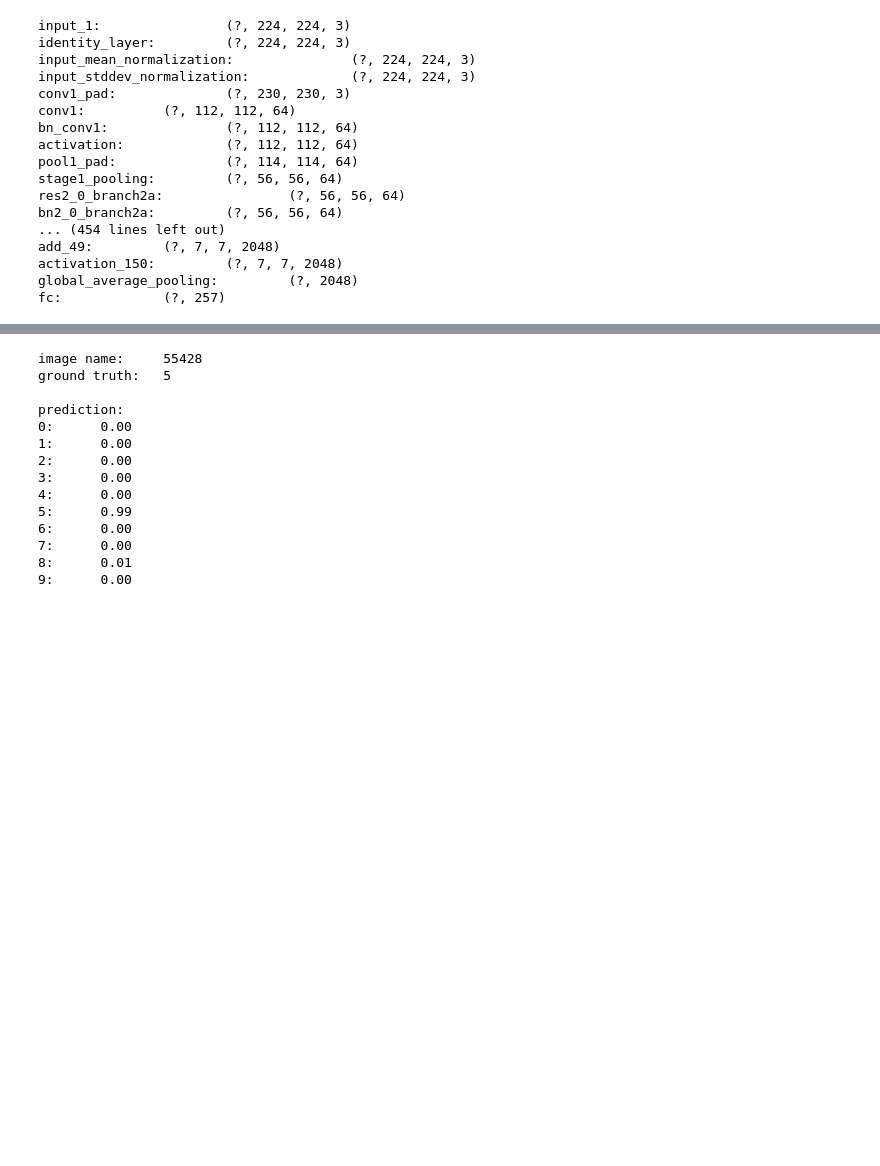
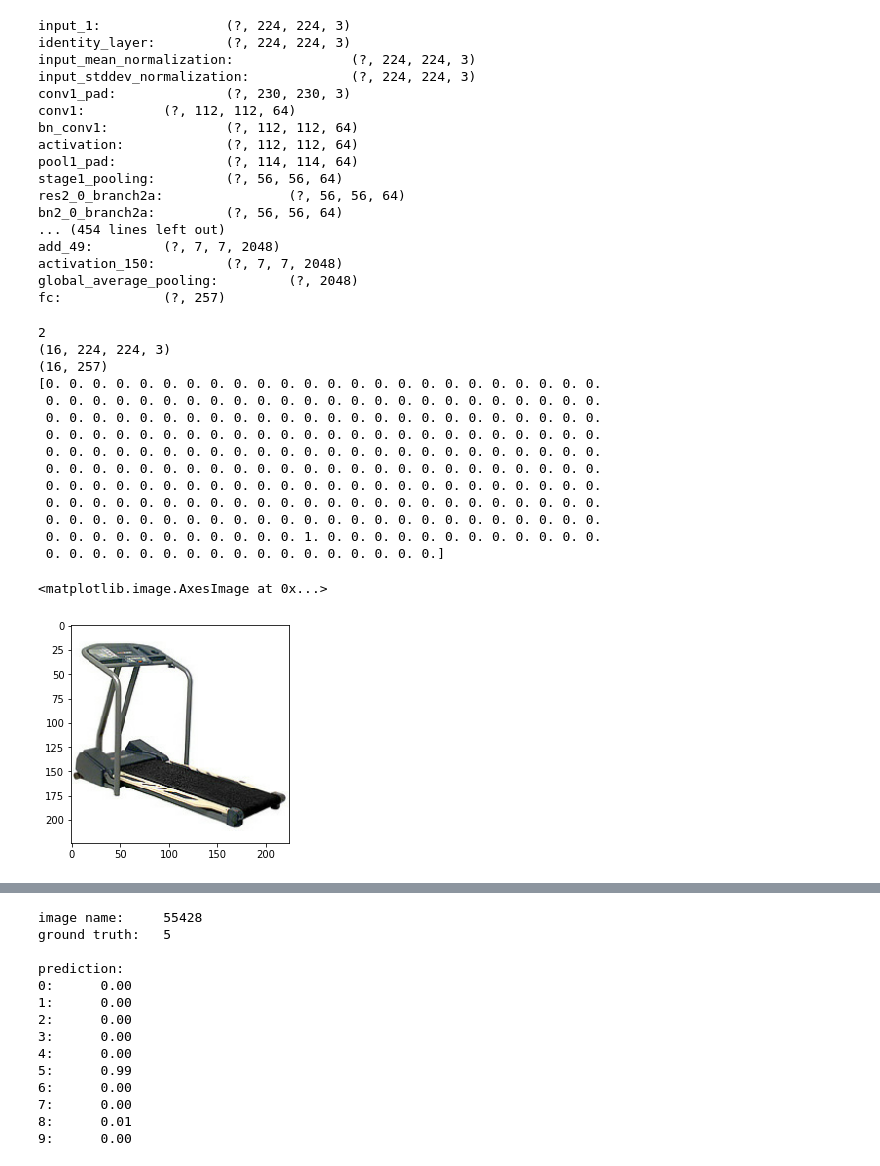
Before and after one commit to pierluigiferrari/differential_equations_resnet, a Jupyter notebook: experiments_antisymmetric_resnet.ipynb, the cells around one changed output, grey strips where cells are left out. Saved outputs shown, nothing was run; the diff lists cells and outputs as text; code cells hidden in the pictures; blank space fills up the shorter version.

```diff
--- a/experiments_antisymmetric_resnet.ipynb
+++ b/experiments_antisymmetric_resnet.ipynb
@@ -94,13 +96,43 @@ preprocessors = [unpack_images_labels,
 
 tfrecord_dataset_creator = TFRecordDatasetCreator(tfrecord_paths=get_tfrecord_paths(directory=tfrecords_directory, extension='tfrecord'),
                                                   feature_schema=feature_schema,
-                                                  batch_size=32,
+                                                  batch_size=16,
                                                   preprocessors=preprocessors,
                                                   num_epochs=None,
                                                   shuffle=True,
-                                                  shuffle_buffer_size=10000,
+                                                  shuffle_buffer_size=1000,
                                                   num_parallel_reads=None,
                                                   num_parallel_calls=None)
 
 dataset = tfrecord_dataset_creator.create_dataset()
+# %%
+iterator = dataset.make_one_shot_iterator()
+batch = iterator.get_next()
+
+sess = tf.Session()
+sess.run(tf.global_variables_initializer())
+# %%
+samples = sess.run(batch)
+print(len(samples))
+print(samples[0].shape)
+print(samples[1].shape)
+print(samples[1][0])
+plt.imshow(samples[0][0].astype(np.uint8))
+# %% [output]
+2
+(16, 224, 224, 3)
+(16, 257)
+[0. 0. 0. 0. 0. 0. 0. 0. 0. 0. 0. 0. 0. 0. 0. 0. 0. 0. 0. 0. 0. 0. 0. 0.
+ 0. 0. 0. 0. 0. 0. 0. 0. 0. 0. 0. 0. 0. 0. 0. 0. 0. 0. 0. 0. 0. 0. 0. 0.
+ 0. 0. 0. 0. 0. 0. 0. 0. 0. 0. 0. 0. 0. 0. 0. 0. 0. 0. 0. 0. 0. 0. 0. 0.
+ 0. 0. 0. 0. 0. 0. 0. 0. 0. 0. 0. 0. 0. 0. 0. 0. 0. 0. 0. 0. 0. 0. 0. 0.
+ 0. 0. 0. 0. 0. 0. 0. 0. 0. 0. 0. 0. 0. 0. 0. 0. 0. 0. 0. 0. 0. 0. 0. 0.
+ 0. 0. 0. 0. 0. 0. 0. 0. 0. 0. 0. 0. 0. 0. 0. 0. 0. 0. 0. 0. 0. 0. 0. 0.
+ 0. 0. 0. 0. 0. 0. 0. 0. 0. 0. 0. 0. 0. 0. 0. 0. 0. 0. 0. 0. 0. 0. 0. 0.
+ 0. 0. 0. 0. 0. 0. 0. 0. 0. 0. 0. 0. 0. 0. 0. 0. 0. 0. 0. 0. 0. 0. 0. 0.
+ 0. 0. 0. 0. 0. 0. 0. 0. 0. 0. 0. 0. 0. 0. 0. 0. 0. 0. 0. 0. 0. 0. 0. 0.
+ 0. 0. 0. 0. 0. 0. 0. 0. 0. 0. 0. 1. 0. 0. 0. 0. 0. 0. 0. 0. 0. 0. 0. 0.
+ 0. 0. 0. 0. 0. 0. 0. 0. 0. 0. 0. 0. 0. 0. 0. 0. 0.]
+<matplotlib.image.AxesImage at 0x...>
+[figure, added]
 # %%
```
Also changed, not shown: parts of 8 cells of this notebook.
